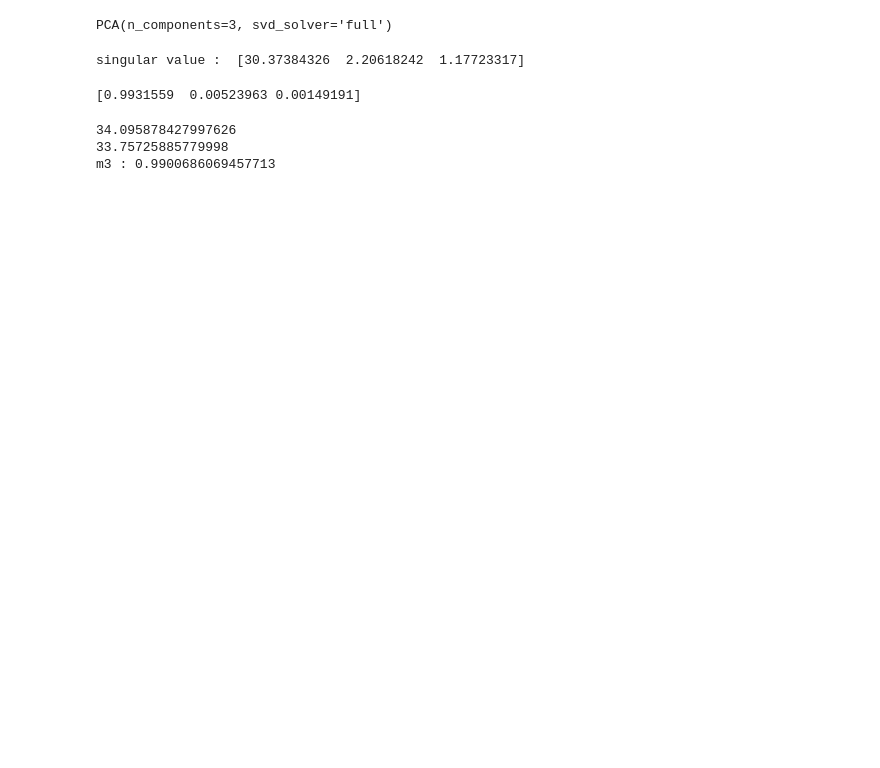
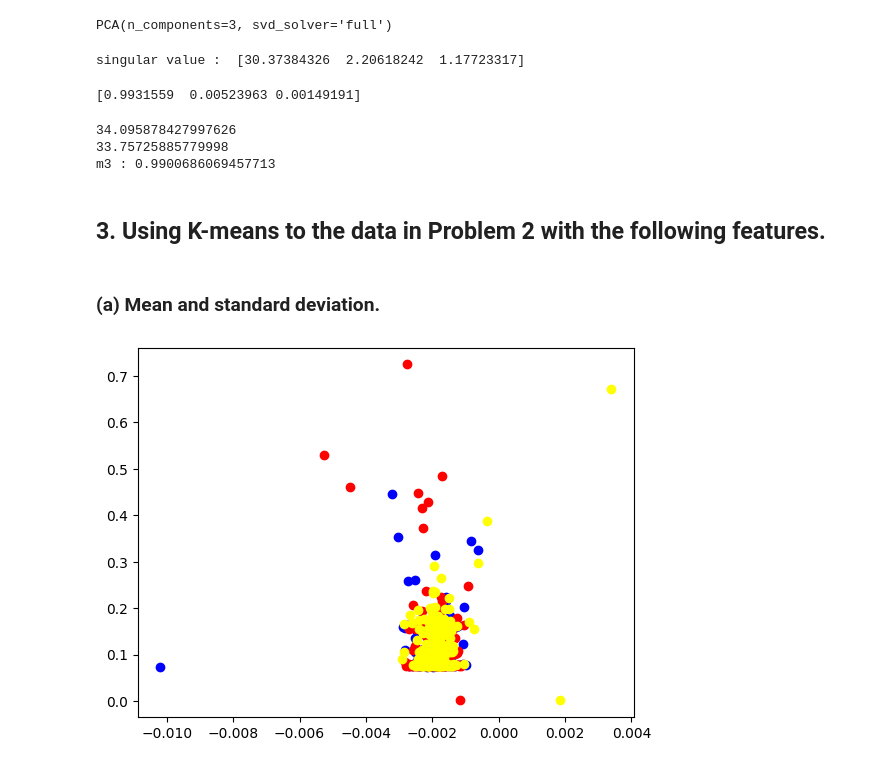
Before and after one commit to BrianCheng-TheLegend/2023_ArtificialIntelligence, a Jupyter notebook: IOT_hw3/IMS_bearing_data.ipynb, the cells around one changed output. Cells and saved outputs as stored; diff of their text form; code cells hidden in the pictures; blank space fills up the shorter version.

```diff
--- a/IOT_hw3/IMS_bearing_data.ipynb
+++ b/IOT_hw3/IMS_bearing_data.ipynb
@@ -84,3 +82,7 @@ print('m3 :',m3)
 34.095878427997626
 33.75725885779998
 m3 : 0.9900686069457713
+# %% [markdown]
+## 3. Using K-means to the data in Problem 2 with the following features.
+# %% [markdown]
+### (a) Mean and standard deviation.
@@ -86,0 +95,11 @@ m3 : 0.9900686069457713
+# %%
+path, dirs, files = next(os.walk("./IMS_data/"))
+a_x=[]
+for file in files:
+    data = pd.read_csv('./IMS_data/'+file, sep = '\t',
+                       names = ['ch1', 'ch2', 'ch3', 'ch4'])
+    ch1 = data.ch1.values
+    mn = np.mean(ch1)
+    sd = np.std(ch1)
+    a_x.append([mn, sd])
+a_x_array = np.asarray(a_x)
@@ -86,0 +108,8 @@ m3 : 0.9900686069457713
+# %%
+N = len(a_x_array)
+plt.scatter(a_x_array[:N//3, 0], a_x_array[:N//3, 1], c='blue')
+plt.scatter(a_x_array[N//3:2*N//3, 0], a_x_array[N//3:2*N//3, 1], c='red')
+plt.scatter(a_x_array[2*N//3:, 0], a_x_array[2*N//3:, 1], c='yellow')
+plt.show()
+# %% [output]
+[figure, added]
```
Also changed, not shown: parts of 13 cells of this notebook.
